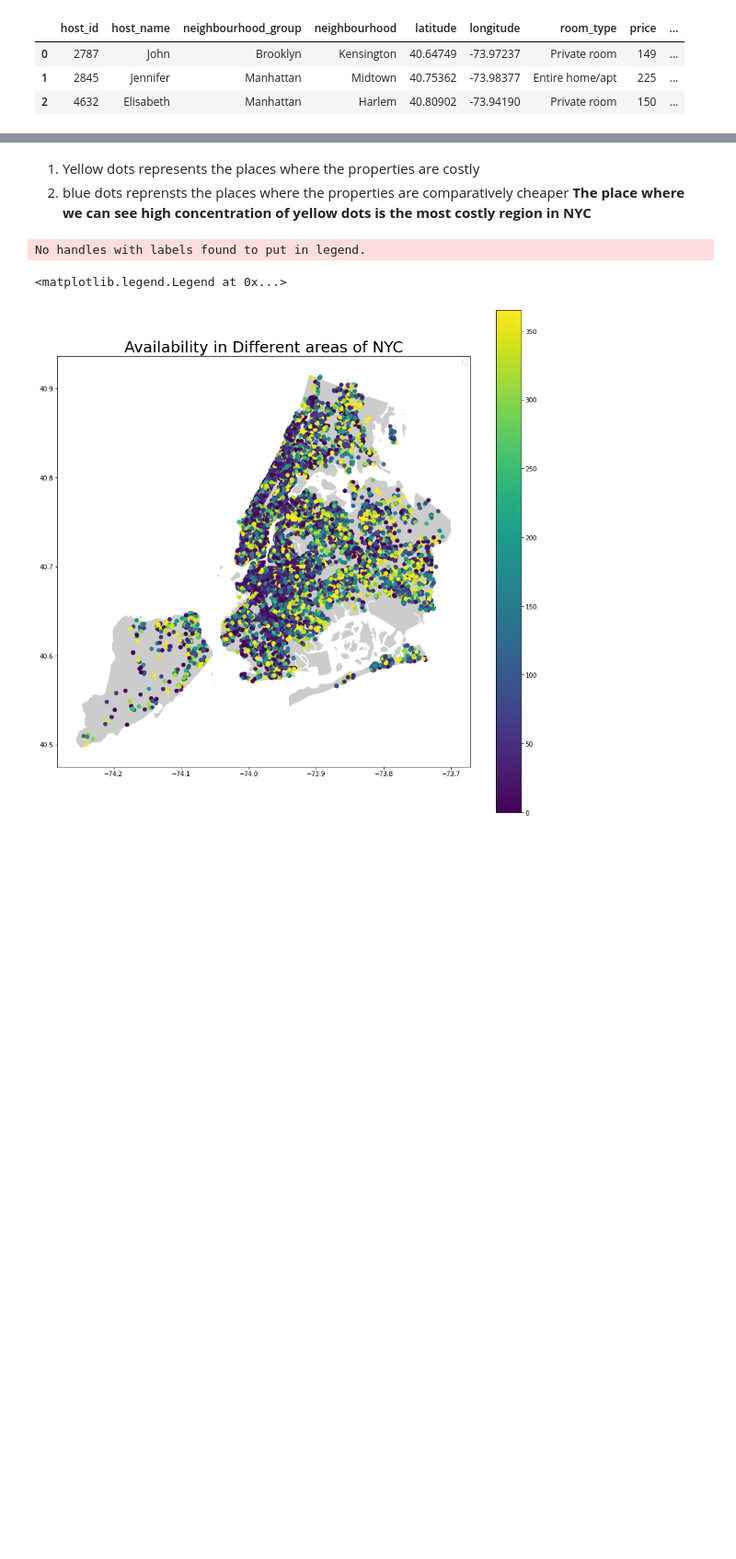
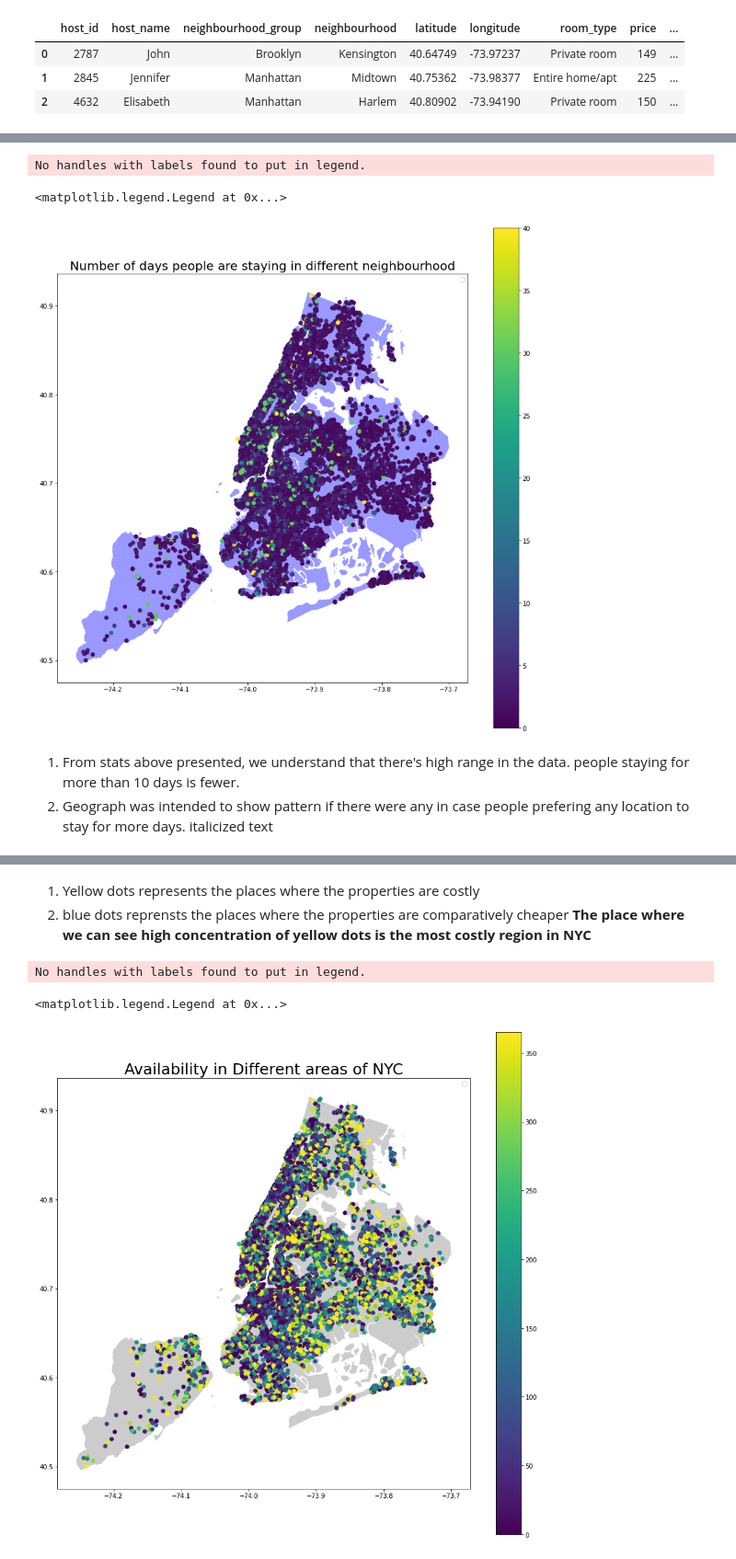
Before and after one commit to Rahul711sharma/AirBnb-Booking-Analysis, a Jupyter notebook: Airbnb_Bookings_Analysis_Capstone_Project.ipynb, the cells around one changed output, grey strips where cells are left out. Shown at 92% size. Saved outputs shown, nothing was run; the diff lists cells and outputs as text; code cells hidden in the pictures; blank space fills up the shorter version.

```diff
--- a/Airbnb_Bookings_Analysis_Capstone_Project.ipynb
+++ b/Airbnb_Bookings_Analysis_Capstone_Project.ipynb
@@ -395,3 +398,20 @@ ggplot(df)+aes('latitude','longitude',fill='neighbourhood_group') + geom_point()
+# %%
+fig,ax=plt.subplots(figsize=(15,15))
+boroughs.plot(ax=ax,alpha=0.4,color="blue")
+x, y = geo_df['longitude'].values, geo_df['latitude'].values
+plt.scatter(x,y,c=geo_df['minimum_nights'])
+plt.clim(0,40)
+plt.title("Number of days people are staying in different neighbourhood",fontdict={'fontsize':20})
+plt.colorbar()
+plt.legend()
+# %% [output]
+No handles with labels found to put in legend.
+<matplotlib.legend.Legend at 0x...>
+[figure, added]
+# %% [markdown]
+1. From stats above presented, we understand that there's high range in the data. people staying for more than 10 days is fewer.
+2. Geograph was intended to show pattern if there were any in case people prefering any location to stay for more days.
+italicized text
 # %%
 fig,ax=plt.subplots(figsize=(15,15))
 boroughs.plot(ax=ax,alpha=0.4,color="grey")
```
Also changed, not shown: parts of 16 cells of this notebook.
